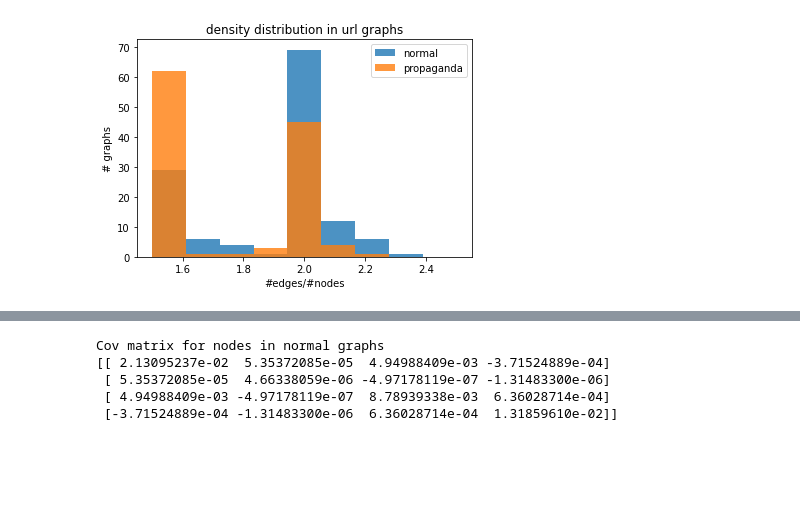
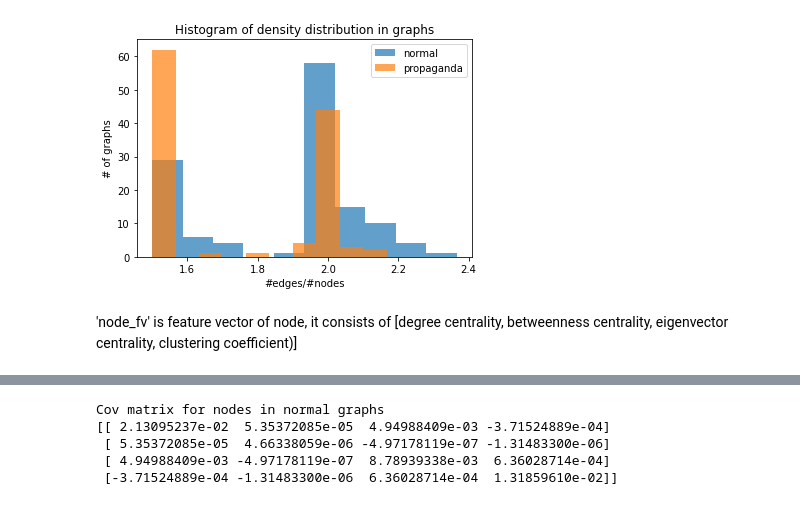
Before and after one commit to stratosphereips/computationalPropagandaDetection, a Jupyter notebook: models/node feature analysis.ipynb, the cells around one changed output, grey strips where cells are left out. Drawn from its saved outputs; the diff is of its cells as text; code cells hidden in the pictures; blank space fills up the shorter version.

```diff
--- a/models/node feature analysis.ipynb
+++ b/models/node feature analysis.ipynb
@@ -43,16 +35,6 @@ plt.show()
 # %%
 normal_density = normal_edges/normal_nodes
 propaganda_density = propaganda_edges/propaganda_nodes
+plot_histogram('density distribution in graphs', [normal_density, propaganda_density], ['normal', 'propaganda'], ['#edges/#nodes', '# of graphs'])
+# %% [output]
+[figure, added]
-# %%
-bins=np.linspace(1.5, 2.5, 10)
-
-plt.figure()
-plt.title('density distribution in url graphs')
-plt.ylabel('# graphs')
-plt.xlabel('#edges/#nodes')
-plt.hist(normal_density, bins, label='normal', alpha=.8)
-plt.hist(propaganda_density, bins, label='propaganda', alpha=.8)
-plt.legend()
-plt.show()
-# %% [output]
-[figure, removed]
@@ -64 +41,3 @@ propaganda_edges = np.asarray([d.num_edges() for d, cl in dataset if cl == 1])
+# %% [markdown]
+'node_fv' is feature vector of node, it consists of [degree centrality, betweenness centrality, eigenvector centrality, clustering coefficient)]
 # %%
```
Also changed, not shown: parts of 17 cells of this notebook, 2 other files.
